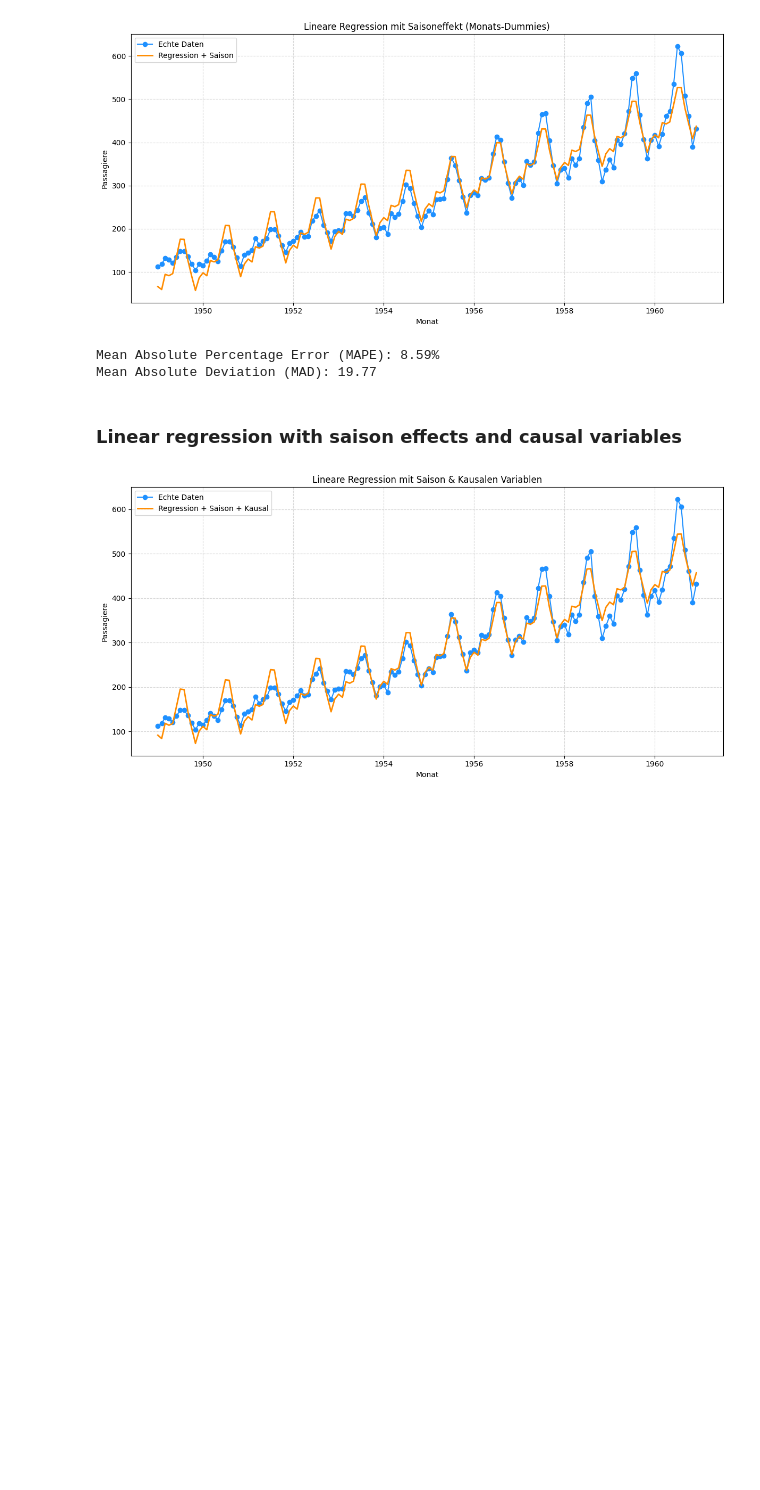
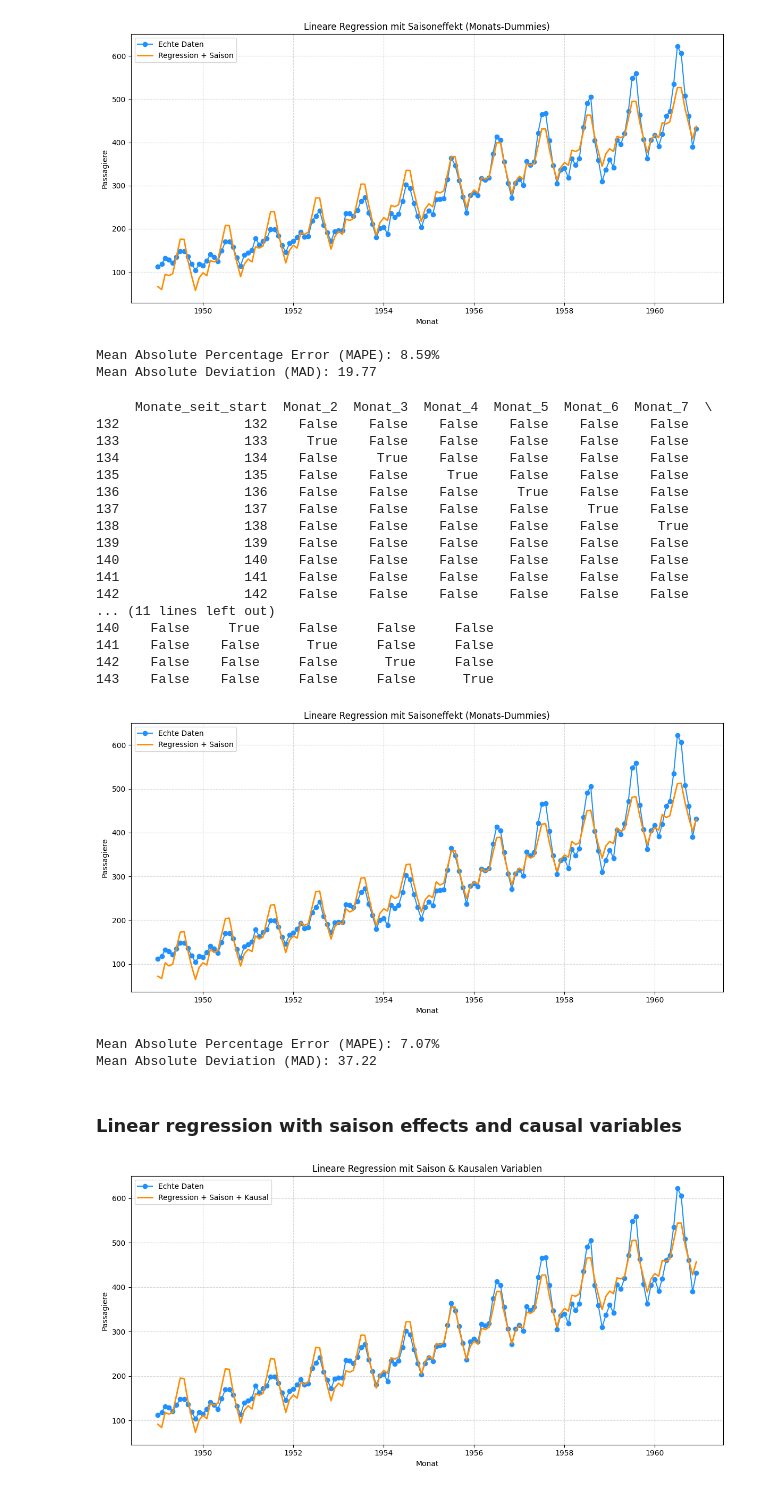
Before and after one commit to eliaspfe/BI_Vorlesung, a Jupyter notebook: Forecasting.ipynb, the cells around one changed output. Saved outputs shown, nothing was run; the diff lists cells and outputs as text; code cells hidden in the pictures; blank space fills up the shorter version.

```diff
--- a/Forecasting.ipynb
+++ b/Forecasting.ipynb
@@ -132,6 +137,81 @@ print(f"Mean Absolute Deviation (MAD): {mad:.2f}")
 [figure]
 Mean Absolute Percentage Error (MAPE): 8.59%
 Mean Absolute Deviation (MAD): 19.77
+# %%
+# Mit Trainings- und Validierungsdatensatz
+
+# Daten einlesen und vorbereiten
+df = pd.read_csv('data/raw_data.csv', sep=';')
+df['Date'] = pd.to_datetime(df['Date'])
+df = df.sort_values('Date')
+
+# Feature: Monate seit Start
+df['Monate_seit_start'] = (df['Date'].dt.year - df['Date'].dt.year.min()) * 12 + df['Date'].dt.month - df['Date'].dt.month.min()
+
+# Monatsdummies erzeugen (für Saisoneffekte)
+df['Monat_num'] = df['Date'].dt.month
+dummies = pd.get_dummies(df['Monat_num'], prefix='Monat', drop_first=True)  # Drop First = Referenzmonat
+
+# Features zusammenstellen
+X_all = pd.concat([df[['Monate_seit_start']], dummies], axis=1)
+y_all = df['Passengers']
+
+# Split in Training (alles bis auf letzte 12 Monate) und Validierung (letzte 12 Monate)
+X_train = X_all.iloc[:-12]
+y_train = y_all.iloc[:-12]
+X_valid = X_all.iloc[-12:]
+y_valid = y_all.iloc[-12:]
+
+# Modell trainieren
+model = LinearRegression()
+model.fit(X_train, y_train)
+
+# Vorhersage über gesamten Zeitraum (für Plot) + Validierung
+y_pred_all = model.predict(X_all)
+y_pred_valid = model.predict(X_valid)
+
+#print(y_pred_all[-12:])
+#print(y_pred_valid)
+
+# Plot
+plt.figure(figsize=(12, 6))
+plt.plot(df['Date'], y_all, label='Echte Daten', marker='o', color='dodgerblue')
+plt.plot(df['Date'], y_pred_all, label='Regression + Saison', color='darkorange', linewidth=2)
+plt.xlabel('Monat')
+plt.ylabel('Passagiere')
+plt.title('Lineare Regression mit Saisoneffekt (Monats-Dummies)')
+plt.legend()
+plt.grid(True, linestyle='--', alpha=0.5)
+plt.tight_layout()
+plt.show()
+
+# Metriken auf dem Validierungsset
+mape = np.mean(np.abs((y_valid - y_pred_valid) / y_valid)) * 100
+mad = np.mean(np.abs(y_valid - y_pred_valid))
+
+print(f"Mean Absolute Percentage Error (MAPE): {mape:.2f}%")
+print(f"Mean Absolute Deviation (MAD): {mad:.2f}")
+# %% [output]
+     Monate_seit_start  Monat_2  Monat_3  Monat_4  Monat_5  Monat_6  Monat_7  \
+132                132    False    False    False    False    False    False
+133                133     True    False    False    False    False    False
+134                134    False     True    False    False    False    False
+135                135    False    False     True    False    False    False
+136                136    False    False    False     True    False    False
+137                137    False    False    False    False     True    False
+138                138    False    False    False    False    False     True
+139                139    False    False    False    False    False    False
+140                140    False    False    False    False    False    False
+141                141    False    False    False    False    False    False
+142                142    False    False    False    False    False    False
+... (11 lines left out)
+140    False     True     False     False     False
+141    False    False      True     False     False
+142    False    False     False      True     False
+143    False    False     False     False      True
+[figure, added]
+Mean Absolute Percentage Error (MAPE): 7.07%
+Mean Absolute Deviation (MAD): 37.22
 # %% [markdown]
 ### Linear regression with saison effects and causal variables
 # %%
```
Also changed, not shown: parts of 3 cells of this notebook.
